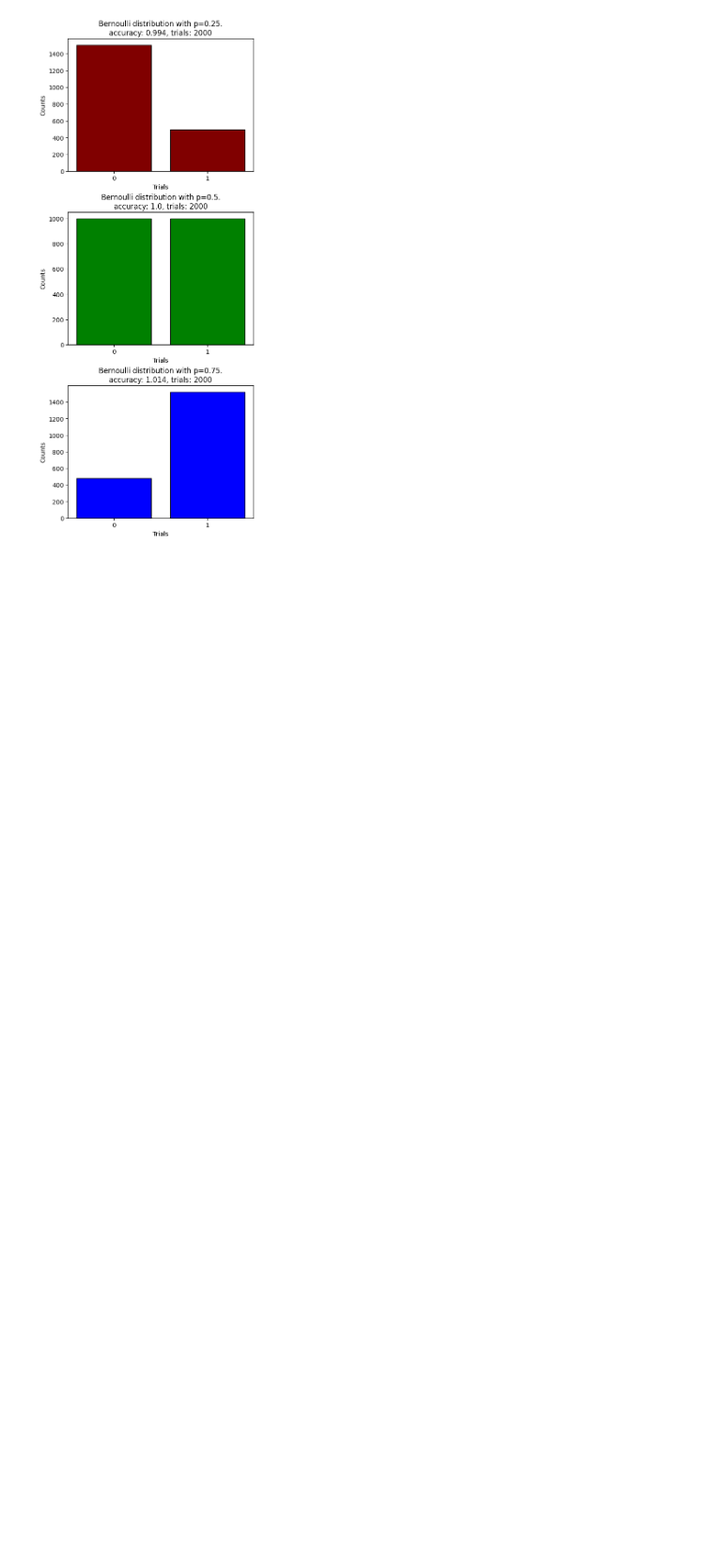
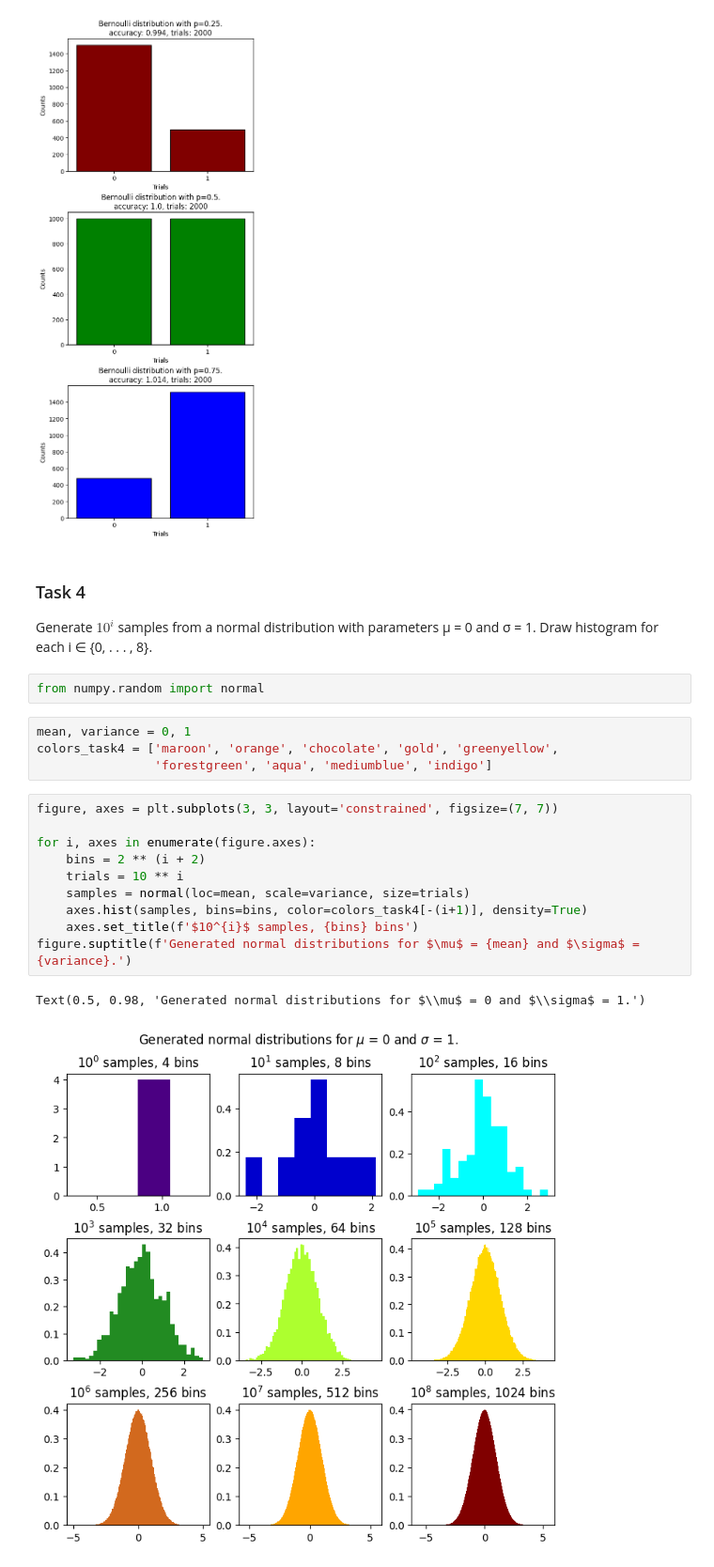
Before and after one commit to Yolonek/BigDataAlgorithms, a Jupyter notebook: List1/List1_Solved.ipynb, the cells around one changed output. Shown: that part at 94% size. Saved outputs shown, nothing was run; the diff lists cells and outputs as text; blank space fills up the shorter version.

Commit message:
6 tasks finished

```diff
--- a/List1/List1_Solved.ipynb
+++ b/List1/List1_Solved.ipynb
@@ -73,3 +73,27 @@ for index, probability in enumerate(probabilities):
                            f'accuracy: {accuracy}, trials: {samples}')
 # %% [output]
 [figure]
+# %% [markdown]
+### Task 4
+Generate $10^i$
+samples from a normal distribution with parameters µ = 0 and σ = 1.
+Draw histogram for each i ∈ {0, . . . , 8}.
+# %%
+from numpy.random import normal
+# %%
+mean, variance = 0, 1
+colors_task4 = ['maroon', 'orange', 'chocolate', 'gold', 'greenyellow',
+                'forestgreen', 'aqua', 'mediumblue', 'indigo']
+# %%
+figure, axes = plt.subplots(3, 3, layout='constrained', figsize=(7, 7))
+
+for i, axes in enumerate(figure.axes):
+    bins = 2 ** (i + 2)
+    trials = 10 ** i
+    samples = normal(loc=mean, scale=variance, size=trials)
+    axes.hist(samples, bins=bins, color=colors_task4[-(i+1)], density=True)
+    axes.set_title(f'$10^{i}$ samples, {bins} bins')
+figure.suptitle(f'Generated normal distributions for $\mu$ = {mean} and $\sigma$ = {variance}.')
+# %% [output]
+Text(0.5, 0.98, 'Generated normal distributions for $\\mu$ = 0 and $\\sigma$ = 1.')
+[figure, added]
```
Also changed, not shown: parts of 13 cells of this notebook.
